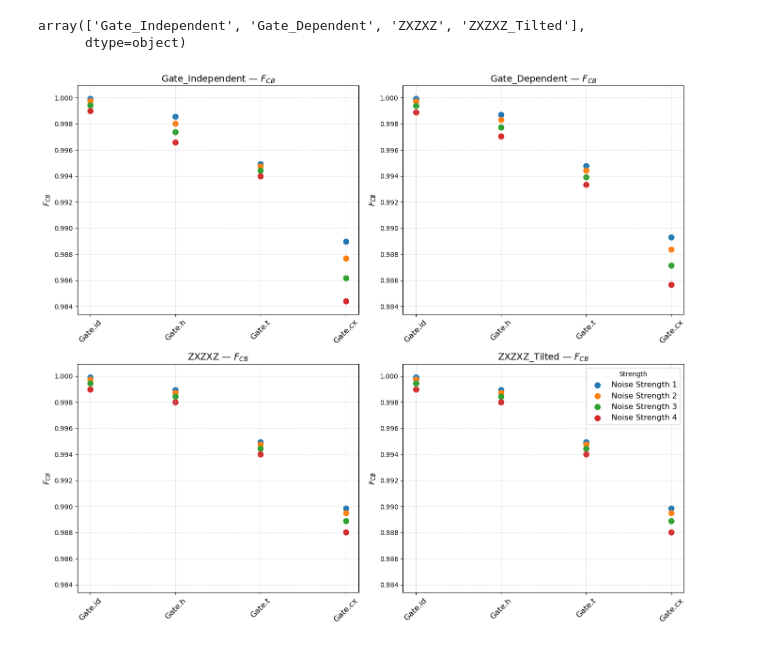
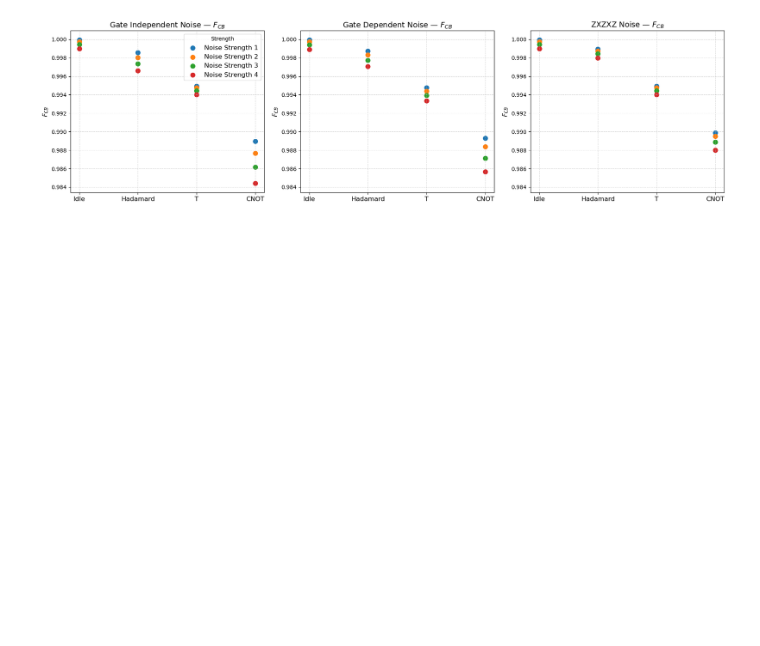
Before and after one commit to DaneshMorales/trueQ, a Jupyter notebook: cb-gauge-numerics/plots copy.ipynb, the cells around one changed output. Drawn from its saved outputs; the diff is of its cells as text; code cells hidden in the pictures; blank space fills up the shorter version.

```diff
--- a/cb-gauge-numerics/plots copy.ipynb
+++ b/cb-gauge-numerics/plots copy.ipynb
@@ -4,42 +4,58 @@ import numpy as np
 import matplotlib.pyplot as plt
 # %%
 df = pd.read_csv('simulation_results_combined.csv')
-# %%
-models
-# %% [output]
-array(['Gate_Independent', 'Gate_Dependent', 'ZXZXZ', 'ZXZXZ_Tilted'],
-      dtype=object)
 # %%
-gates = ["Gate.id", "Gate.h", "Gate.t", "Gate.cx"]
-models = df["Error_Model"].unique()
+# Remap gate names for all plots
+gate_name_map = {
+    "Gate.id": "Idle",
+    "Gate.h": "Hadamard",
+    "Gate.t": "T",
+    "Gate.cx": "CNOT",
+}
+df["Gate_pretty"] = df["Gate"].map(gate_name_map).fillna(df["Gate"])
+gates = ["Idle", "Hadamard", "T", "CNOT"]
+
+# Remap model names for titles
+model_name_map = {
+    "Gate_Independent": "Gate Independent Noise",
+    "Gate_Dependent": "Gate Dependent Noise",
+    "ZXZXZ": "ZXZXZ Noise",
+    "ZXZXZ_Tilted": "Tilted ZXZXZ Noise",
+}
+df["Model_pretty"] = df["Error_Model"].map(model_name_map).fillna(df["Error_Model"])
+
+# Filter out Tilted ZXZXZ
+df_filtered = df[df["Error_Model"] != "ZXZXZ_Tilted"]
+models = [m for m in df_filtered["Error_Model"].unique() if m != "ZXZXZ_Tilted"]
 
 # Compute global y-limits for F_CB across all data
-global_min = df["F_CB"].min()-0.001
-global_max = df["F_CB"].max()+0.001  # small padding
+global_min = df_filtered["F_CB"].min()-0.001
+global_max = df_filtered["F_CB"].max()+0.001  # small padding
 
-# Make figure larger
-fig, axes = plt.subplots(2, 2, figsize=(14, 12), sharey=False)
+# Make figure 1 row x 3 columns
+fig, axes = plt.subplots(1, 3, figsize=(18, 5), sharey=False)
 
 for ax, model in zip(axes.flatten(), models):
-    sub = df[df["Error_Model"] == model]
+    sub = df_filtered[df_filtered["Error_Model"] == model]
+    model_pretty = sub["Model_pretty"].iloc[0]
     for strength in sorted(sub["Strength"].unique()):
-        ss = sub[sub["Strength"] == strength].set_index("Gate").loc[gates]
+        ss = sub[sub["Strength"] == strength].set_index("Gate_pretty").loc[gates]
         x = np.arange(len(gates))
         ax.scatter(x, ss["F_CB"], label=f"Noise Strength {strength}", s=70)
-    ax.set_title(f"{model} — $F_{{CB}}$", fontsize=14)
+    ax.set_title(f"{model_pretty} — $F_{{CB}}$", fontsize=14)
     ax.set_xticks(np.arange(len(gates)))
-    ax.set_xticklabels(gates, rotation=45, fontsize=12)
+    ax.set_xticklabels(gates, rotation=0, fontsize=12)
     ax.set_ylim(global_min, global_max)
     ax.set_ylabel("$F_{CB}$", fontsize=12)
     ax.grid(True, linestyle='--', alpha=0.5)
 
-# Put legend only once (right subplot)
-axes[1, 1].legend(title="Strength", fontsize=12)
+# Put legend on the last subplot
+axes[0].legend(title="Strength", fontsize=12, loc = 'best')
 
 plt.tight_layout()
 plt.show()
 # %% [output]
-[figure, old version]
+[figure, new version]
 # %%
 # ---------- Plot 2: Estimation gap Δ_est = F_CB - F_CB_hat vs Gate ----------
 
```
Also changed, not shown: parts of 9 cells of this notebook, 8 other files.
